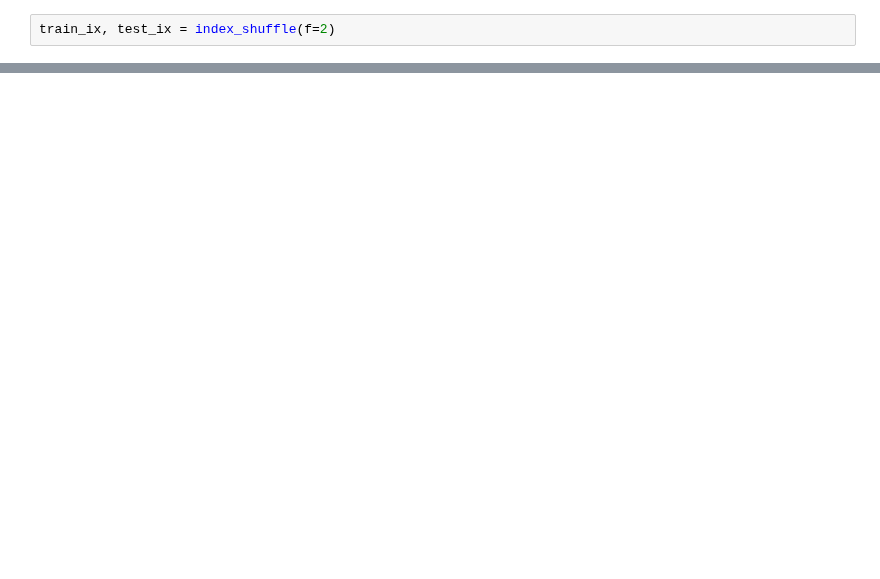
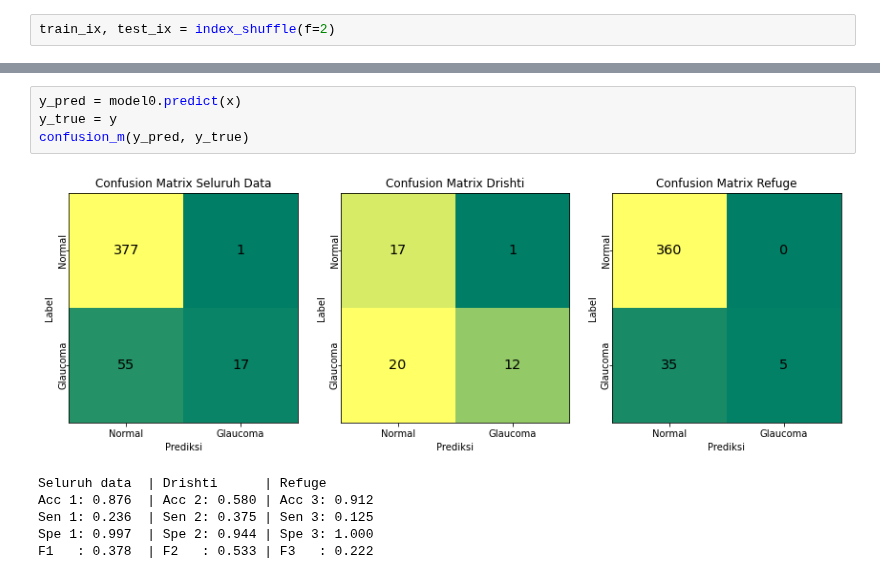
Before and after one commit to anasnafis77/Glaucoma-Detection-UNet, a Jupyter notebook: Glaucoma_inference.ipynb, the cells around one changed output, grey strips where cells are left out. Saved outputs shown, nothing was run; the diff lists cells and outputs as text; blank space fills up the shorter version.

```diff
--- a/Glaucoma_inference.ipynb
+++ b/Glaucoma_inference.ipynb
@@ -819,0 +824,11 @@ plt.show()
+# %%
+y_pred = model0.predict(x)
+y_true = y
+confusion_m(y_pred, y_true)
+# %% [output]
+[figure, added]
+Seluruh data  | Drishti      | Refuge
+Acc 1: 0.876  | Acc 2: 0.580 | Acc 3: 0.912
+Sen 1: 0.236  | Sen 2: 0.375 | Sen 3: 0.125
+Spe 1: 0.997  | Spe 2: 0.944 | Spe 3: 1.000
+F1   : 0.378  | F2   : 0.533 | F3   : 0.222
```
Also changed, not shown: parts of 14 cells of this notebook.
